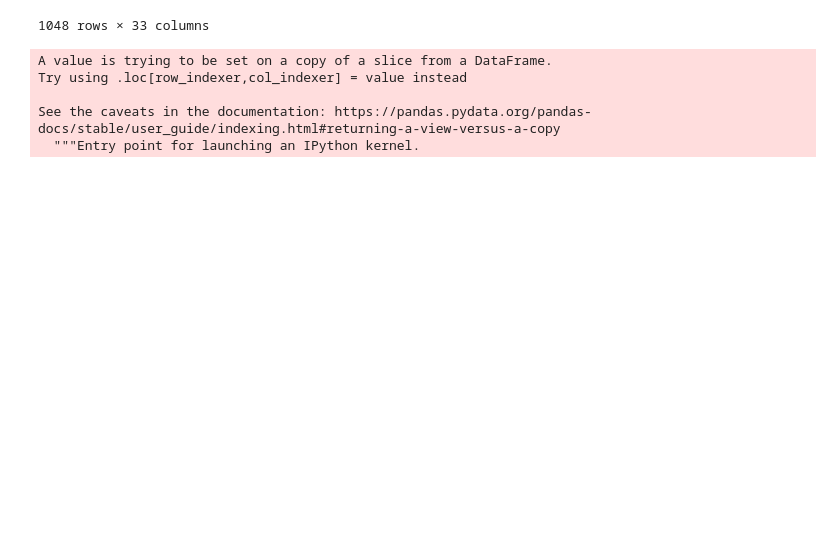
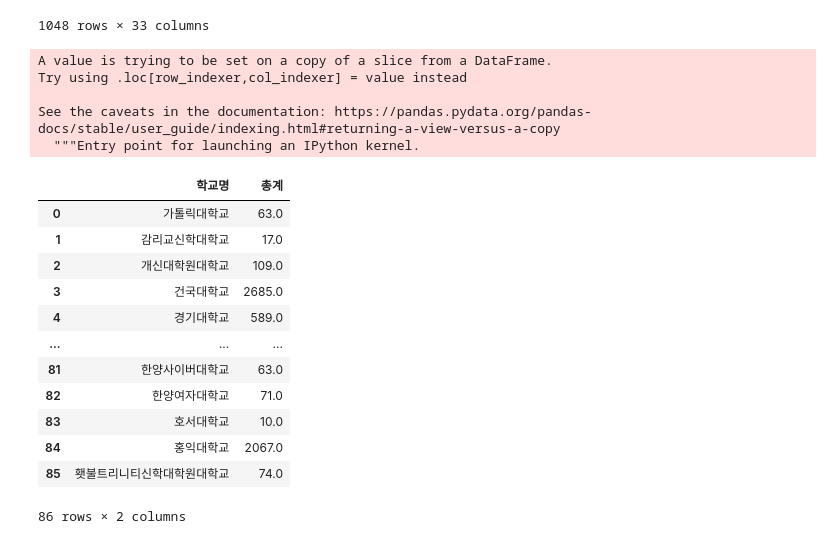
Before and after one commit to icehongsi/seoulresearch_project, a Jupyter notebook: 대학별 유학생 수.ipynb, the cells around one changed output. Drawn from its saved outputs; the diff is of its cells as text; code cells hidden in the pictures; blank space fills up the shorter version.

```diff
--- a/대학별 유학생 수.ipynb
+++ b/대학별 유학생 수.ipynb
@@ -33,4 +33,19 @@ Try using .loc[row_indexer,col_indexer] = value instead
 See the caveats in the documentation: https://pandas.pydata.org/pandas-docs/stable/user_guide/indexing.html#returning-a-view-versus-a-copy
   """Entry point for launching an IPython kernel.
 # %%
-data = data.groupby("학교명")["총계"].sum().reset_index
+#data = data.groupby("학교명")["총계"].sum().reset_index()
+data = data.rename(columns = {"학교명"})
+# %% [output]
+|  | 학교명 | 총계 |
+| 0 | 가톨릭대학교 | 63.0 |
+| 1 | 감리교신학대학교 | 17.0 |
+| 2 | 개신대학원대학교 | 109.0 |
+| 3 | 건국대학교 | 2685.0 |
+| 4 | 경기대학교 | 589.0 |
+| ... | ... | ... |
+| 81 | 한양사이버대학교 | 63.0 |
+| 82 | 한양여자대학교 | 71.0 |
+| 83 | 호서대학교 | 10.0 |
+| 84 | 홍익대학교 | 2067.0 |
+| 85 | 횃불트리니티신학대학원대학교 | 74.0 |
+86 rows × 2 columns
```
Also changed, not shown: parts of 6 cells of this notebook.
